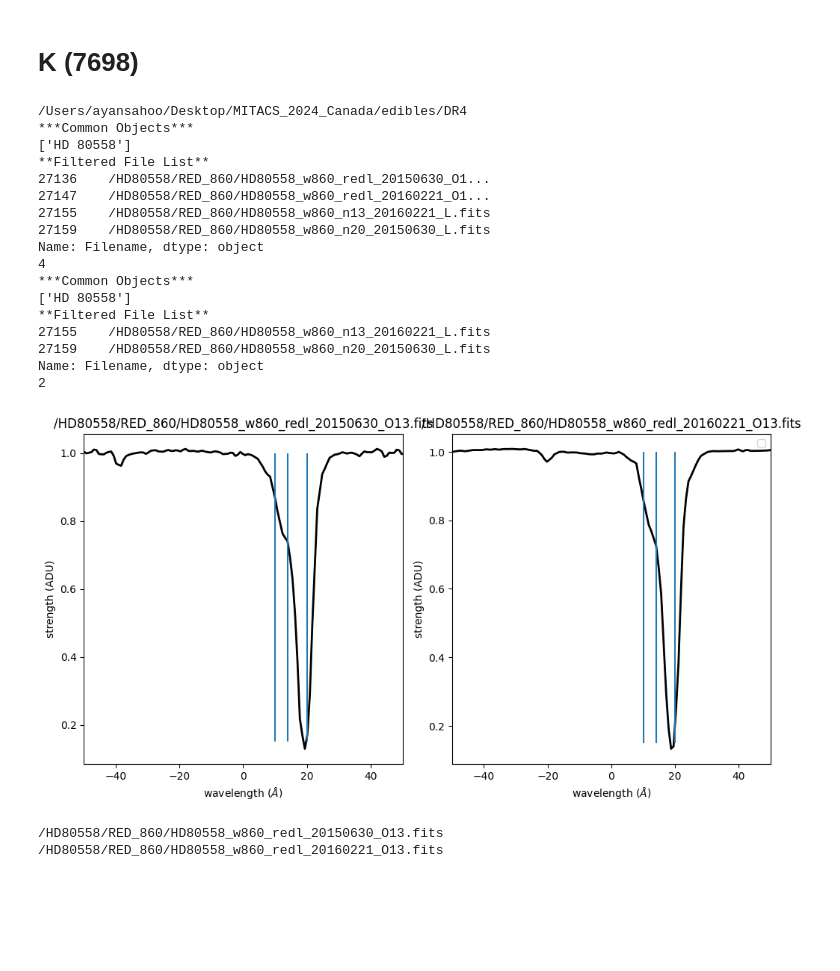
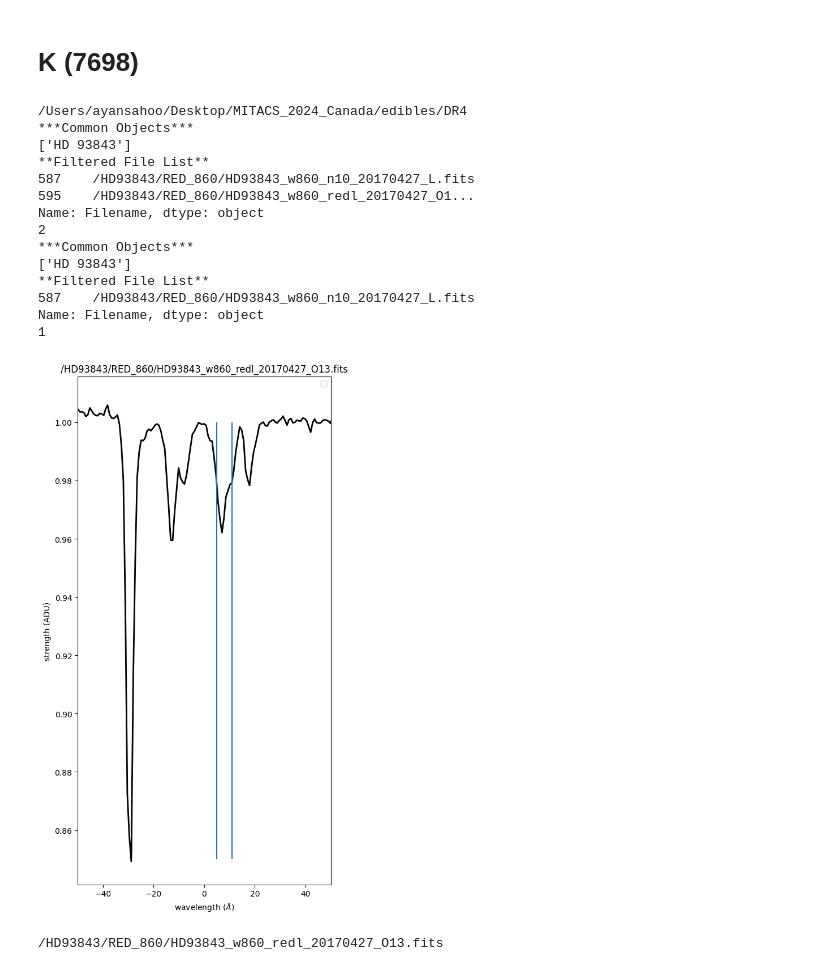
Before and after one commit to AyanS13/edibles, a Jupyter notebook: cloud_checker.ipynb, the cells around one changed output. Cells and saved outputs as stored; diff of their text form; code cells hidden in the pictures; blank space fills up the shorter version.

```diff
--- a/cloud_checker.ipynb
+++ b/cloud_checker.ipynb
@@ -18,7 +18,7 @@ from scipy.interpolate import CubicSpline
 # %% [markdown]
 # Na I
 # %%
-sightline = "HD 80558"
+sightline = "HD 93843"
 pythia = EdiblesOracle()
 List_1 = pythia.getFilteredObsList(object=[sightline], MergedOnly=False, Wave=3302)
 test_1 = List_1.values.tolist()
@@ -32,9 +32,9 @@ test = list(test)
 
 lambda0 = [3302.368, 3302.978]
 ref_wave = 3302.368
-cl_1 = 20
-cl_2 = 14
-cl_3 = 10
+cl_1 = 5
+cl_2 = 11
+cl_3 = 80
 cl_4 = 3
 # cl_5 = 12
 # cl_5 = -7
@@ -76,9 +76,9 @@ for i in range(len(test)):
 
     # Plot data on the corresponding subplot
     axs[i].plot(3*(10**5)*(wave-ref_wave)/ref_wave, flux, color='k', linewidth=2)
-    axs[i].vlines(x=cl_1, ymin=0.2, ymax=1)
-    axs[i].vlines(x=cl_2, ymin=0.2, ymax=1)
-    axs[i].vlines(x=cl_3, ymin=0.2, ymax=1)
+    axs[i].vlines(x=cl_1, ymin=0.85, ymax=1)
+    axs[i].vlines(x=cl_2, ymin=0.85, ymax=1)
+    axs[i].vlines(x=cl_3, ymin=0.85, ymax=1)
     # axs[i].vlines(x=cl_4, ymin=0.4, ymax=1)
     # axs[i].vlines(x=cl_5, ymin=0.4, ymax=1)
 
@@ -139,7 +133,7 @@ Name: Filename, dtype: object
 # %% [markdown]
 # Na II
 # %%
-sightline = "HD 23466"
+sightline = "HD 147084"
 pythia = EdiblesOracle()
 List_1 = pythia.getFilteredObsList(object=[sightline], MergedOnly=False, Wave=5892)
 test_1 = List_1.values.tolist()
@@ -250,7 +244,7 @@ Name: Filename, dtype: object
 # %% [markdown]
 # K (7664)
 # %%
-sightline = "HD 23466"
+sightline = "HD 103779"
 pythia = EdiblesOracle()
 List_1 = pythia.getFilteredObsList(object=[sightline], MergedOnly=False, Wave=7665)
 test_1 = List_1.values.tolist()
@@ -264,8 +258,8 @@ test = list(test)
 
 lambda0 = [7664.899]
 ref_wave = 7664.899
-cl_1 = 22
-cl_2 = 5
+cl_1 = -12
+cl_2 = -8
 # cl_3 = -38
 # cl_4 = -24
 # cl_5 = -10
@@ -365,7 +367,7 @@ Name: Filename, dtype: object
 # %% [markdown]
 # K (7698)
 # %%
-sightline = "HD 80558"
+sightline = "HD 93843"
 pythia = EdiblesOracle()
 List_1 = pythia.getFilteredObsList(object=[sightline], MergedOnly=False, Wave=7698)
 test_1 = List_1.values.tolist()
@@ -379,9 +381,9 @@ test = list(test)
 
 lambda0 = [7698.965]
 ref_wave = 7698.965
-cl_1 = 20
-cl_2 = 14
-cl_3 = 10
+cl_1 = 5
+cl_2 = 11
+cl_3 = 80
 cl_4 = 3
 # cl_5 = 5
 # f = [0.005450, 0.005450]
@@ -423,9 +425,9 @@ for i in range(len(test)):
 
     # Plot data on the corresponding subplot
     axs[i].plot(3*(10**5)*(wave-ref_wave)/ref_wave, flux, color='k', linewidth=2)
-    axs[i].vlines(x=cl_1, ymin=0.15, ymax=1)
-    axs[i].vlines(x=cl_2, ymin=0.15, ymax=1)
-    axs[i].vlines(x=cl_3, ymin=0.15, ymax=1)
+    axs[i].vlines(x=cl_1, ymin=0.85, ymax=1)
+    axs[i].vlines(x=cl_2, ymin=0.85, ymax=1)
+    axs[i].vlines(x=cl_3, ymin=0.85, ymax=1)
     # axs[i].vlines(x=cl_4, ymin=0.15, ymax=1)
     # axs[i].vlines(x=cl_5, ymin=0.1, ymax=1)
     # y = np.ones(len(wave))
@@ -437,45 +439,41 @@ for i in range(len(test)):
 
     # axs[i].plot(wave, model)
 
     # Set title for each subplot
     axs[i].set_title(str(test[i]))
 
     # Set x and y labels for each subplot
     axs[i].set_xlabel('wavelength ($\AA$)')
     axs[i].set_ylabel('strength (ADU)')
 
     axs[i].set_xlim(-50, 50)
 
 # Hide the unused subplots
 for j in range(len(test), len(axs)):
     fig.delaxes(axs[j])
 # Adjust the layout so titles and labels fit well
 plt.tight_layout()
 plt.legend()
 # Show the plot
 plt.show()
 
 
 for i in test:
     print(i)
 # %% [output]
 /Users/ayansahoo/Desktop/MITACS_2024_Canada/edibles/DR4
 ***Common Objects***
-['HD 80558']
+['HD 93843']
 **Filtered File List**
-27136    /HD80558/RED_860/HD80558_w860_redl_20150630_O1...
-27147    /HD80558/RED_860/HD80558_w860_redl_20160221_O1...
-27155    /HD80558/RED_860/HD80558_w860_n13_20160221_L.fits
-27159    /HD80558/RED_860/HD80558_w860_n20_20150630_L.fits
-Name: Filename, dtype: object
-4
-***Common Objects***
-['HD 80558']
-**Filtered File List**
-27155    /HD80558/RED_860/HD80558_w860_n13_20160221_L.fits
-27159    /HD80558/RED_860/HD80558_w860_n20_20150630_L.fits
+587    /HD93843/RED_860/HD93843_w860_n10_20170427_L.fits
+595    /HD93843/RED_860/HD93843_w860_redl_20170427_O1...
 Name: Filename, dtype: object
 2
+***Common Objects***
+['HD 93843']
+**Filtered File List**
+587    /HD93843/RED_860/HD93843_w860_n10_20170427_L.fits
+Name: Filename, dtype: object
+1
-[figure, old version]
+[figure, new version]
-/HD80558/RED_860/HD80558_w860_redl_20150630_O13.fits
-/HD80558/RED_860/HD80558_w860_redl_20160221_O13.fits
+/HD93843/RED_860/HD93843_w860_redl_20170427_O13.fits
```
Also changed, not shown: parts of 3 cells of this notebook, 4 other files.
